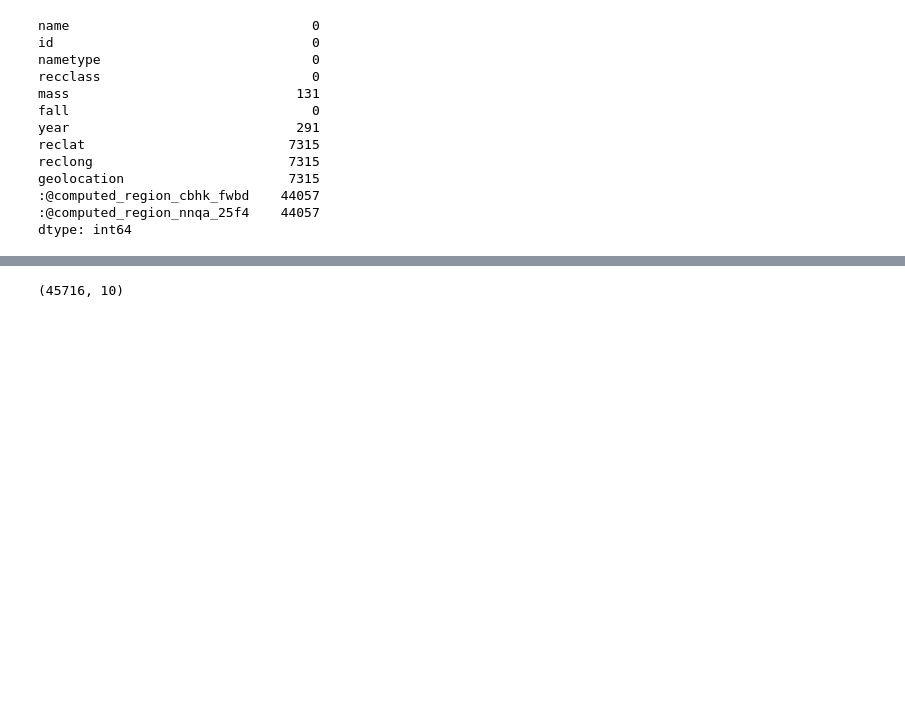
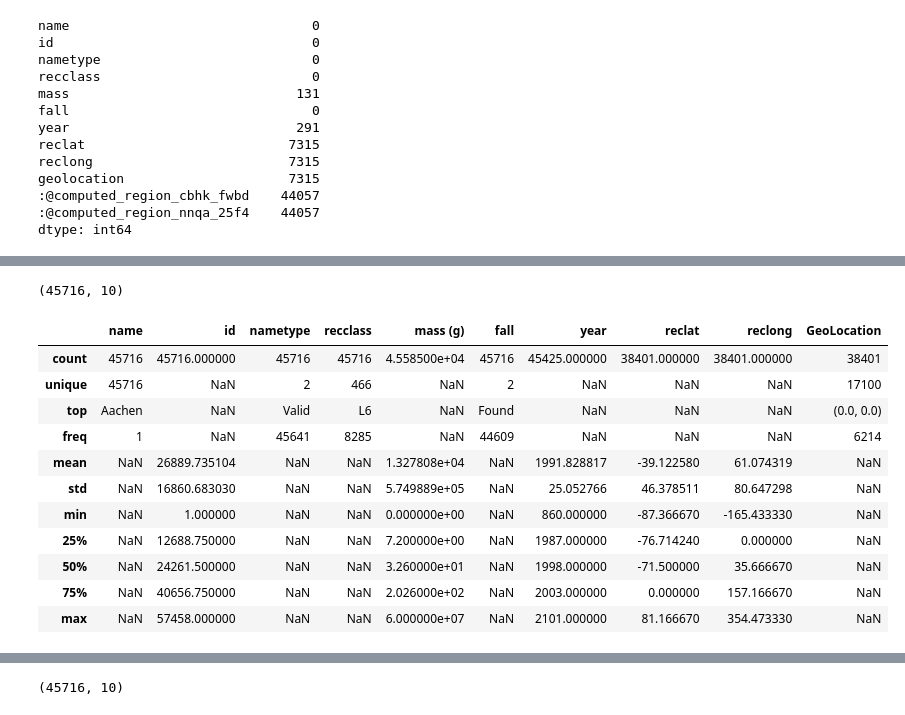
Before and after one commit to alecfei/meteorite-landing, a Jupyter notebook: Meteorite landing.ipynb, the cells around one changed output, grey strips where cells are left out. Saved outputs shown, nothing was run; the diff lists cells and outputs as text; code cells hidden in the pictures; blank space fills up the shorter version.

```diff
--- a/Meteorite landing.ipynb
+++ b/Meteorite landing.ipynb
@@ -96,0 +176,2 @@ dtype: int64
+# %%
+df1 = pd.read_csv('Meteorite_Landings_20240604.csv')
@@ -96,0 +187,19 @@ dtype: int64
+# %%
+df1.shape
+# %% [output]
+(45716, 10)
+# %%
+df1.describe(include='all')
+# %% [output]
+|  | name | id | nametype | recclass | mass (g) | fall | year | reclat | reclong | GeoLocation |
+| count | 45716 | 45716.000000 | 45716 | 45716 | 4.558500e+04 | 45716 | 45425.000000 | 38401.000000 | 38401.000000 | 38401 |
+| unique | 45716 | NaN | 2 | 466 | NaN | 2 | NaN | NaN | NaN | 17100 |
+| top | Aachen | NaN | Valid | L6 | NaN | Found | NaN | NaN | NaN | (0.0, 0.0) |
+| freq | 1 | NaN | 45641 | 8285 | NaN | 44609 | NaN | NaN | NaN | 6214 |
+| mean | NaN | 26889.735104 | NaN | NaN | 1.327808e+04 | NaN | 1991.828817 | -39.122580 | 61.074319 | NaN |
+| std | NaN | 16860.683030 | NaN | NaN | 5.749889e+05 | NaN | 25.052766 | 46.378511 | 80.647298 | NaN |
+| min | NaN | 1.000000 | NaN | NaN | 0.000000e+00 | NaN | 860.000000 | -87.366670 | -165.433330 | NaN |
+| 25% | NaN | 12688.750000 | NaN | NaN | 7.200000e+00 | NaN | 1987.000000 | -76.714240 | 0.000000 | NaN |
+| 50% | NaN | 24261.500000 | NaN | NaN | 3.260000e+01 | NaN | 1998.000000 | -71.500000 | 35.666670 | NaN |
+| 75% | NaN | 40656.750000 | NaN | NaN | 2.026000e+02 | NaN | 2003.000000 | 0.000000 | 157.166670 | NaN |
+| max | NaN | 57458.000000 | NaN | NaN | 6.000000e+07 | NaN | 2101.000000 | 81.166670 | 354.473330 | NaN |
```
Also changed, not shown: parts of 21 cells of this notebook, 2 other files.
